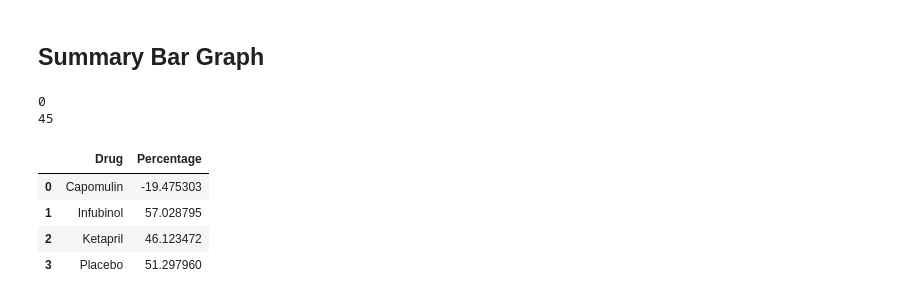
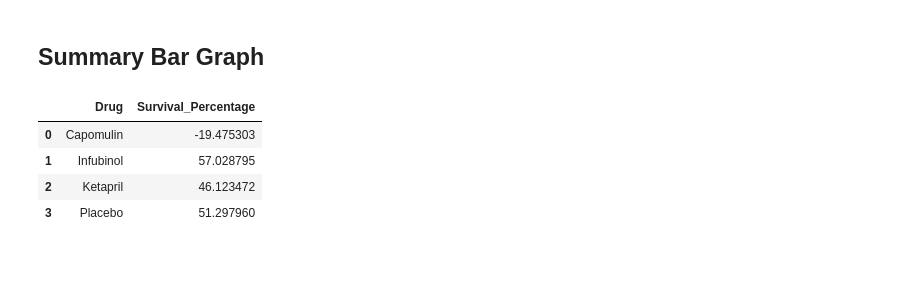
Before and after one commit to tasvora/homework, a Jupyter notebook: Week5_Matplotlib/Pymaceuticals/pymaceuticals_starter.ipynb, the cells around one changed output. Saved outputs shown, nothing was run; the diff lists cells and outputs as text; code cells hidden in the pictures; blank space fills up the shorter version.

```diff
--- a/Week5_Matplotlib/Pymaceuticals/pymaceuticals_starter.ipynb
+++ b/Week5_Matplotlib/Pymaceuticals/pymaceuticals_starter.ipynb
@@ -206,7 +204,7 @@ met_response_stderr_df
 # %%
 #Retireving Plotting Data
 #Data for X axis
-timepoints = met_response_mean_df.index
+timepoints1 = met_response_mean_df.index
 
 #Data for Y axis
 mean_met_Capomulin = met_response_mean_df.iloc[0:,0]
@@ -296,7 +287,10 @@ mice_survival_count_df
 | 40 | 84.0 | 56.0 | 40.0 | 60.0 | 60.0 | 48.0 | 36.0 | 80.0 | 48.0 | ... |
 | 45 | 84.0 | 52.0 | 36.0 | 44.0 | 52.0 | 44.0 | 28.0 | 80.0 | 44.0 | ... |
 # %%
-timepoints = mice_survival_count_df.index
+#Retireving Plotting Data
+#Data for X axis
+timepoints2 = mice_survival_count_df.index
+#Data for Y axis
 mice_survival_Capomulin = mice_survival_count_df.iloc[0:,0]
 
 mice_survival_Placebo = mice_survival_count_df.iloc[0:,5]
@@ -305,6 +299,6 @@ mice_survival_Infubinol = mice_survival_count_df.iloc[0:,2]
 
 mice_survival_Ketapril = mice_survival_count_df.iloc[0:,3]
 
-len(timepoints)
-len(mice_survival_Capomulin)
-timepoints
+#len(timepoints2)
+#len(mice_survival_Capomulin)
+#timepoints2
@@ -340,26 +332,30 @@ plt.savefig("Images/Survival_During_Treatment_plot.png")
 # %% [markdown]
 ## Summary Bar Graph
 # %%
-
 # Calculate the percent changes for each drug
+# For each drug take the first timepoint and the last timepoint (0 and 45)
 first_timepoint = timepoints[0]
 last_timepoint = timepoints[len(timepoints)-1]
-print(first_timepoint)
-print(last_timepoint)
+#print(first_timepoint)
+#print(last_timepoint)
+# Store all Relevant Percent Changes into a List
+#Make a list to hold survival percentage for each drug
 drug_percent = []
+#Formula used is from the Data frame that is holding data for Tumor Volume for each drug
+#Pick for each drug the tumor volume for the 45th day time point and 0th day time point
+#tumor vol 45th day- tumor vol 0th day/tumor vol 0th day
+
 drug_percent.append((tumor_response_mean_df["Capomulin"][last_timepoint] - tumor_response_mean_df["Capomulin"][first_timepoint])/ tumor_response_mean_df["Capomulin"][first_timepoint])
-# Display the data to confirm
 drug_percent.append((tumor_response_mean_df["Ketapril"][last_timepoint] - tumor_response_mean_df["Ketapril"][first_timepoint])/ tumor_response_mean_df["Ketapril"][first_timepoint])
 drug_percent.append((tumor_response_mean_df["Infubinol"][last_timepoint] - tumor_response_mean_df["Infubinol"][first_timepoint])/ tumor_response_mean_df["Infubinol"][first_timepoint])
 drug_percent.append((tumor_response_mean_df["Placebo"][last_timepoint] - tumor_response_mean_df["Placebo"][first_timepoint])/ tumor_response_mean_df["Placebo"][first_timepoint])
 
-drug_summary_df = pd.DataFrame({"Drug": drug_names, "Percentage": drug_percent })
-drug_summary_df["Percentage"] = drug_summary_df["Percentage"]*100
+#Add the Drug Survival Percentage in a Dataframe
+drug_summary_df = pd.DataFrame({"Drug": drug_names, "Survival_Percentage": drug_percent })
+drug_summary_df["Survival_Percentage"] = drug_summary_df["Survival_Percentage"]*100
 drug_summary_df
 # %% [output]
-0
-45
-|  | Drug | Percentage |
+|  | Drug | Survival_Percentage |
 | 0 | Capomulin | -19.475303 |
 | 1 | Infubinol | 57.028795 |
 | 2 | Ketapril | 46.123472 |
```
Also changed, not shown: parts of 8 cells of this notebook, 1 other file.
